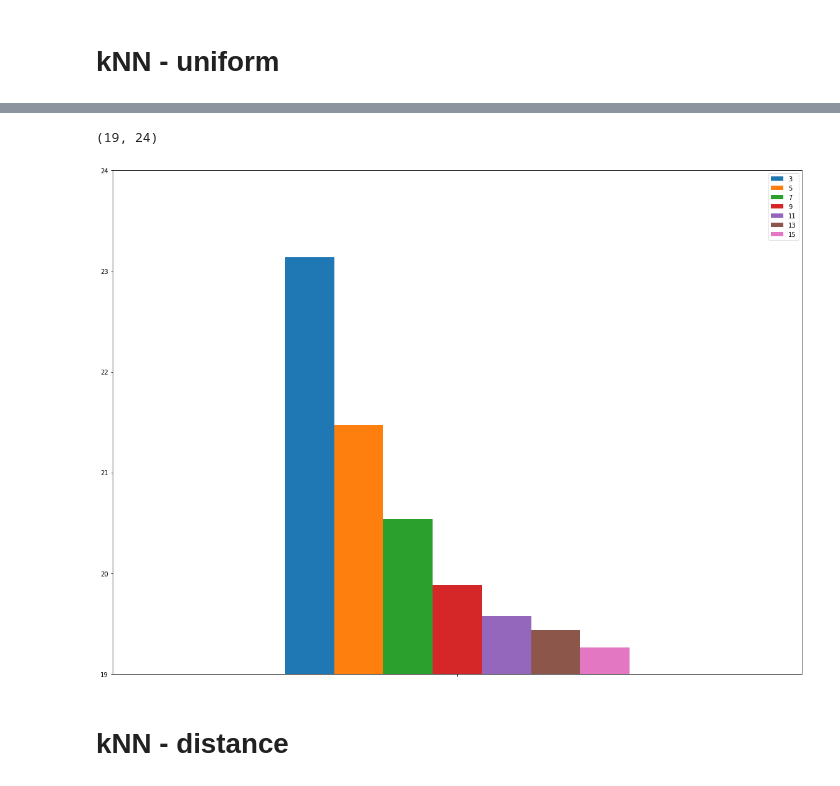
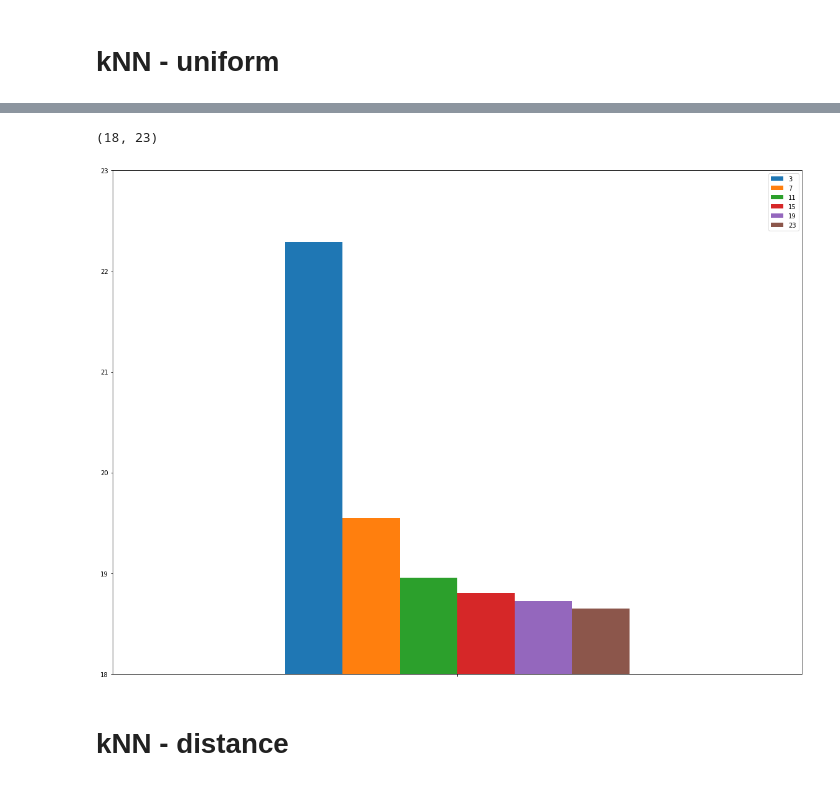
Before and after one commit to gustavoisidio/cienciadedados, a Jupyter notebook: projeto/kNN.ipynb, the cells around one changed output, grey strips where cells are left out. Cells and saved outputs as stored; diff of their text form; code cells hidden in the pictures.

```diff
--- a/projeto/kNN.ipynb
+++ b/projeto/kNN.ipynb
@@ -57,7 +55,7 @@ k = 2
 folds, X_train, y_train = load_data_kfold(k)
 
 
-for x in range(3, 17, 2):
+for x in range(3, 24, 4):
 
     uniform_Falhas_Media = 0
     uniform_Acertos_Media = 0
@@ -132,20 +134,19 @@ ax.set_ylim(79, 81)
 # %%
 data = {'3':knn_Falhas_Total[0],
-        '5':knn_Falhas_Total[1],
-        '7':knn_Falhas_Total[2],
-        '9':knn_Falhas_Total[3],
-        '11':knn_Falhas_Total[4],
-        '13':knn_Falhas_Total[5],
-        '15':knn_Falhas_Total[6]}
+        '7':knn_Falhas_Total[1],
+        '11':knn_Falhas_Total[2],
+        '15':knn_Falhas_Total[3],
+        '19':knn_Falhas_Total[4],
+        '23':knn_Falhas_Total[5]}
 
 # Creates pandas DataFrame.
 dfResultados = pd.DataFrame(data, index =[''])
 
 ax = dfResultados.plot(figsize=(20,15), kind='bar')
-ax.set_ylim(19, 24)
+ax.set_ylim(18, 23)
 # %% [output]
-(19, 24)
+(18, 23)
-[figure, old version]
+[figure, new version]
 # %% [markdown]
 # kNN - distance
 # %%
```
Also changed, not shown: parts of 7 cells of this notebook, 1 other file.
